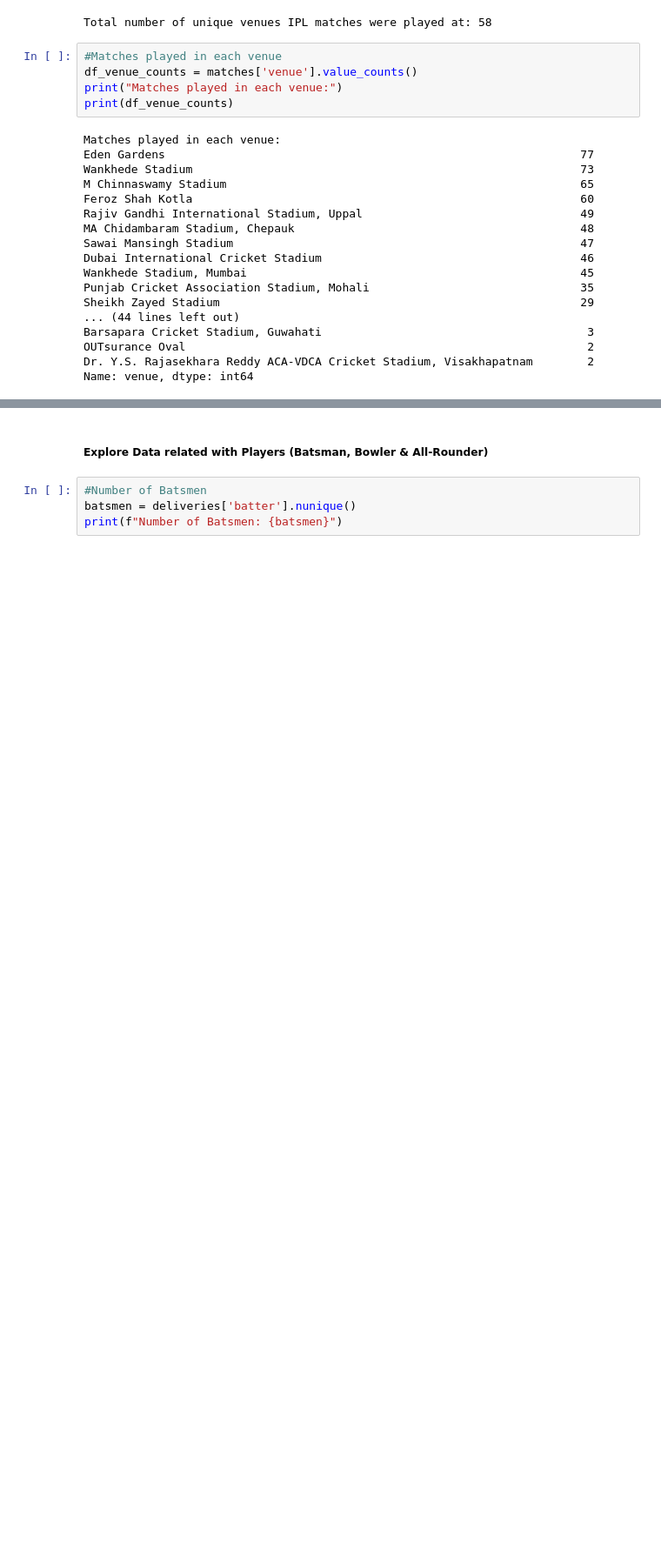
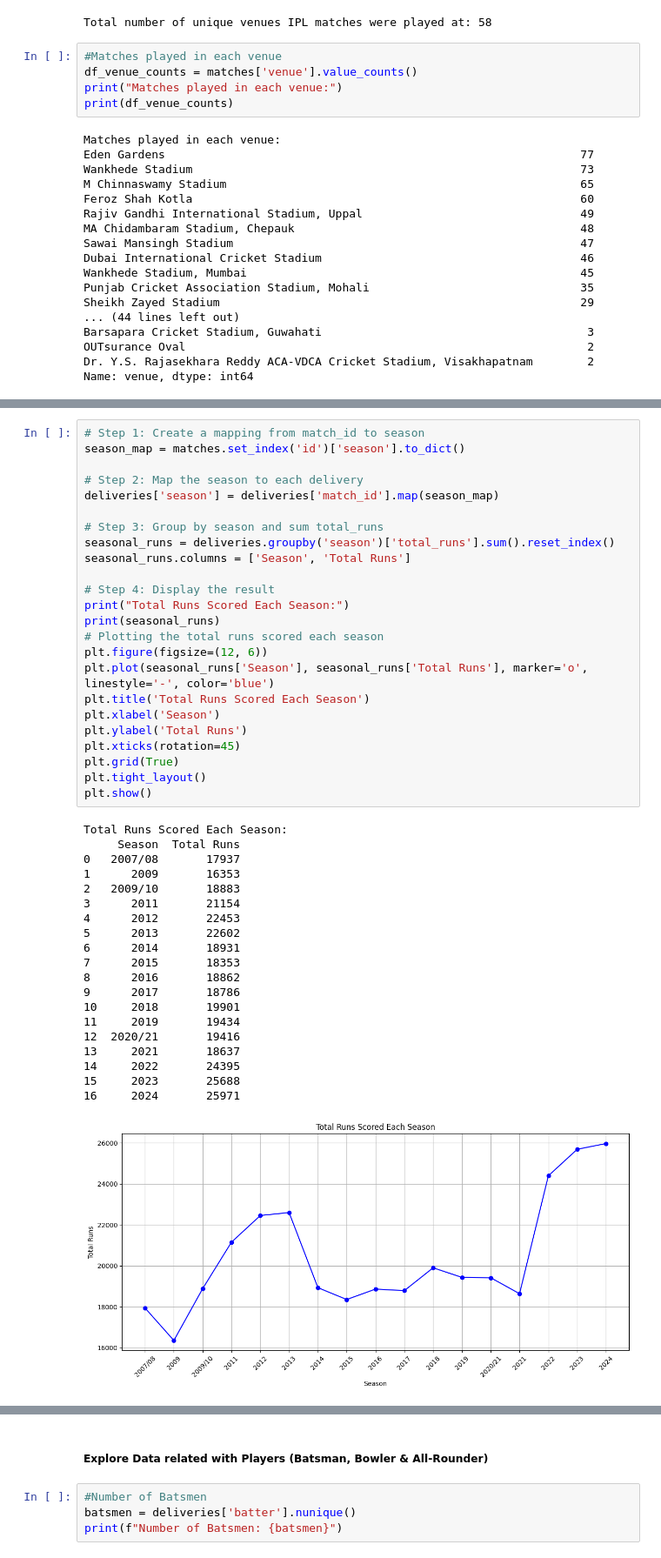
Before and after one commit to Parth-0804/DS_PROJEKT_AIM, a Jupyter notebook: 01_data/GR04_ipynb_Hiregoudar1_Ravaliya2_GoblipurBhanuprakashNag3.ipynb, the cells around one changed output, grey strips where cells are left out. Shown at 87% size. Drawn from its saved outputs; the diff is of its cells as text; blank space fills up the shorter version.

```diff
--- a/01_data/GR04_ipynb_Hiregoudar1_Ravaliya2_GoblipurBhanuprakashNag3.ipynb
+++ b/01_data/GR04_ipynb_Hiregoudar1_Ravaliya2_GoblipurBhanuprakashNag3.ipynb
@@ -229,0 +306,45 @@ Name: venue, dtype: int64
+# %%
+# Step 1: Create a mapping from match_id to season
+season_map = matches.set_index('id')['season'].to_dict()
+
+# Step 2: Map the season to each delivery
+deliveries['season'] = deliveries['match_id'].map(season_map)
+
+# Step 3: Group by season and sum total_runs
+seasonal_runs = deliveries.groupby('season')['total_runs'].sum().reset_index()
+seasonal_runs.columns = ['Season', 'Total Runs']
+
+# Step 4: Display the result
+print("Total Runs Scored Each Season:")
+print(seasonal_runs)
+# Plotting the total runs scored each season
+plt.figure(figsize=(12, 6))
+plt.plot(seasonal_runs['Season'], seasonal_runs['Total Runs'], marker='o', linestyle='-', color='blue')
+plt.title('Total Runs Scored Each Season')
+plt.xlabel('Season')
+plt.ylabel('Total Runs')
+plt.xticks(rotation=45)
+plt.grid(True)
+plt.tight_layout()
+plt.show()
+# %% [output]
+Total Runs Scored Each Season:
+     Season  Total Runs
+0   2007/08       17937
+1      2009       16353
+2   2009/10       18883
+3      2011       21154
+4      2012       22453
+5      2013       22602
+6      2014       18931
+7      2015       18353
+8      2016       18862
+9      2017       18786
+10     2018       19901
+11     2019       19434
+12  2020/21       19416
+13     2021       18637
+14     2022       24395
+15     2023       25688
+16     2024       25971
+[figure, added]
```
Also changed, not shown: parts of 7 cells of this notebook, 1 other file.
